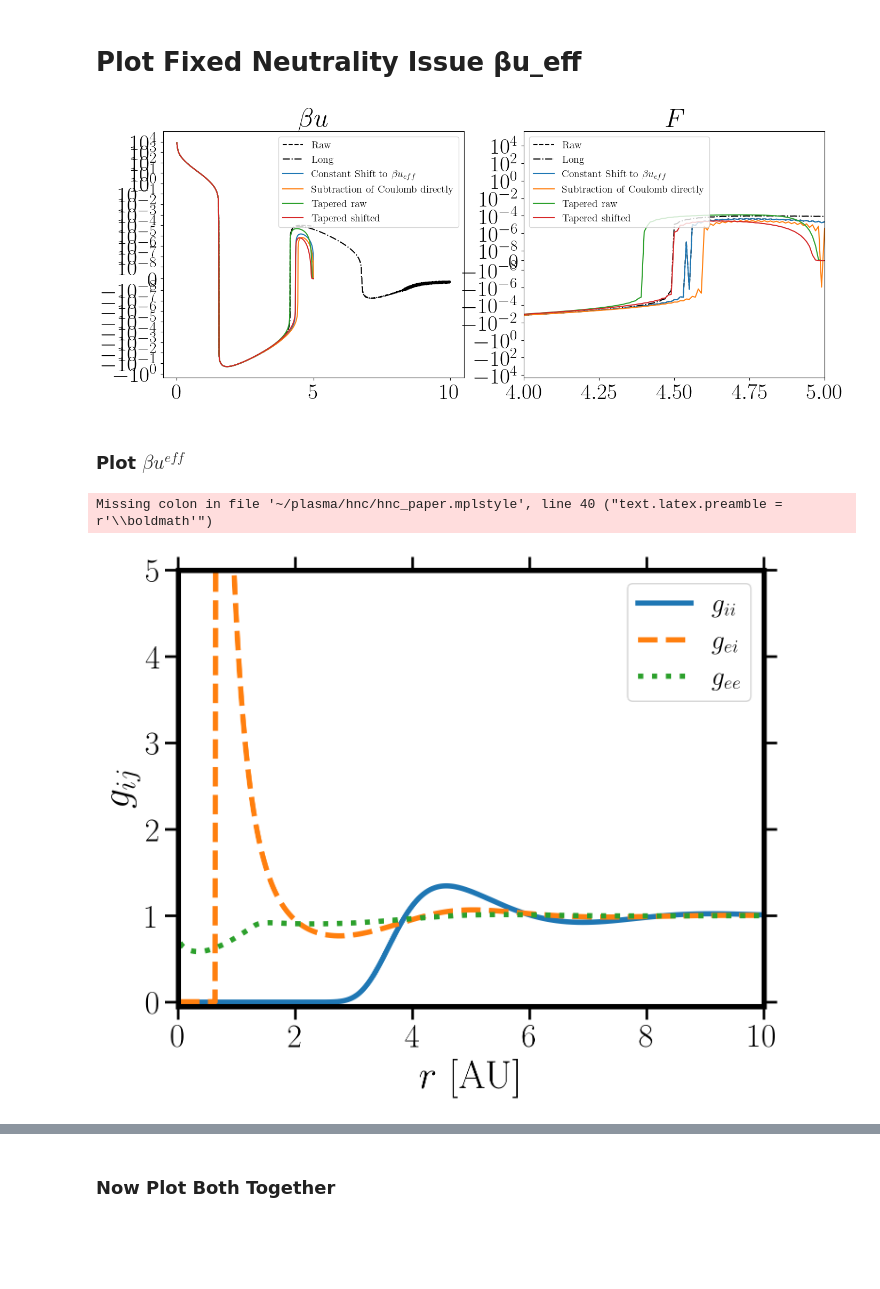
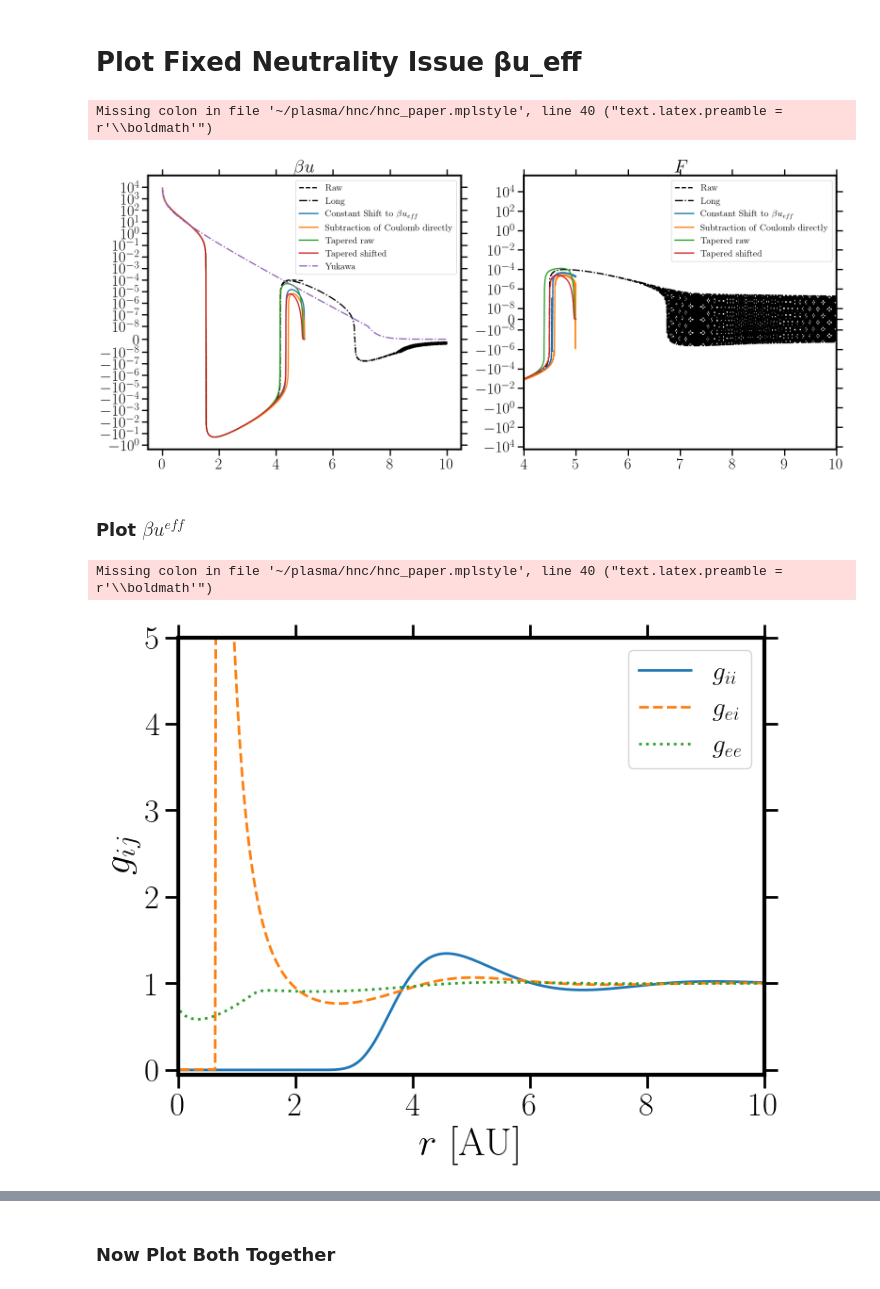
Before and after one commit to ZachAJohnson/hnc, a Jupyter notebook: tccw/CMEP_TCCW.ipynb, the cells around one changed output, grey strips where cells are left out. Saved outputs shown, nothing was run; the diff lists cells and outputs as text; code cells hidden in the pictures; blank space fills up the shorter version.

```diff
--- a/tccw/CMEP_TCCW.ipynb
+++ b/tccw/CMEP_TCCW.ipynb
@@ -90,6 +108,7 @@ atom_long = PLASMA(Z, A, ni_cc, Ti_eV, Te_eV, Zbar=Zbar,
                  βu_options = {'add_bridge':True,'bridge':'yukawa', 'pseudopotential':True},
                  qsp_options={'r_c':r_c},
                  hnc_options={'kappa_multiscale':10, 'R_max':10,'N_bins':1000},
-                 hnc_solve_options={'alpha_Picard':0.1})
-atom_long.run_hnc()
+                 hnc_solve_options={'alpha_Picard':0.1},
+                 root_options={'maxfev':50000,'xtol':1e-14})
+atom_long.run_hnc()#c_s_k_guess = c_s_k_guess)
 # %% [output]
@@ -199,6 +217,8 @@ ax.legend(fontsize=15)
 # %% [markdown]
 # Plot Fixed Neutrality Issue βu_eff
 # %%
+plt.style.use('~/plasma/hnc/hnc_paper.mplstyle')
+
 atom.hnc.invert_HNC_OZ([1])
 βu_r_raw = atom.hnc.βueff_r_matrix[0,0]
 βu_r_raw_fix1 = βu_r_raw - βu_r_raw[-1]
@@ -208,38 +228,41 @@ tapering_func = lambda r: np.exp( -0.02*r**2/(5-r))
 βu_r_raw_fix4 = βu_r_raw_fix1*tapering_func(atom.hnc.r_array)
 
 
-fig, axs  = plt.subplots(1,2,figsize=(16,6))
+fig, axs  = plt.subplots(1,2,figsize=(20,8))
+yukawa_matrix = (atom_long.hnc.Gamma[:,:,np.newaxis]/atom_long.hnc.r_array * np.exp(-atom_long.hnc.r_array*atom_long.qsp.get_κ())[np.newaxis,np.newaxis,:] ) [:-1,:-1]
 
 axs[0].set_title(r"$\beta u$")
 axs[0].plot(atom.hnc.r_array, βu_r_raw,'k--', label='Raw')
 axs[0].plot(atom_long.hnc.r_array, atom_long.hnc.βueff_r_matrix[0,0],'k-.', label='Long')
 axs[0].plot(atom.hnc.r_array, βu_r_raw_fix1, label=r'Constant Shift to $\beta u_{eff}$')
 axs[0].plot(atom.hnc.r_array, βu_r_raw_fix2 , label=r'Subtraction of Coulomb directly')
 axs[0].plot(atom.hnc.r_array, βu_r_raw_fix3, label=r'Tapered raw')
 axs[0].plot(atom.hnc.r_array, βu_r_raw_fix4, label=r'Tapered shifted')
+axs[0].plot(atom_long.hnc.r_array, yukawa_matrix[0,0],'-.', label='Yukawa')
 
 axs[1].set_title(r"$F$")
 dudx = lambda u: -(u[1:]-u[:-1])/atom.hnc.del_r
 axs[1].plot(atom.hnc.r_array[1:], dudx(βu_r_raw),'k--', label='Raw')
 axs[1].plot(atom_long.hnc.r_array[1:], dudx(atom_long.hnc.βueff_r_matrix[0,0]),'k-.', label='Long')
 axs[1].plot(atom.hnc.r_array[1:], dudx(βu_r_raw_fix1), label=r'Constant Shift to $\beta u_{eff}$')
 axs[1].plot(atom.hnc.r_array[1:], dudx(βu_r_raw_fix2) , label=r'Subtraction of Coulomb directly')
 axs[1].plot(atom.hnc.r_array[1:], dudx(βu_r_raw_fix3), label=r'Tapered raw ')
 axs[1].plot(atom.hnc.r_array[1:], dudx(βu_r_raw_fix4), label=r'Tapered shifted')
 βueff_r_header="r/r_i \t\t\t βuii_eff(r/r_i)"
 np.savetxt("./fits/{0}_βu_eff_raw.txt".format(case_id), np.array([atom.hnc.r_array, βu_r_raw]).T, header=βueff_r_header)
 np.savetxt("./fits/{0}_βu_eff_shifted.txt".format(case_id), np.array([atom.hnc.r_array, βu_r_raw_fix1]).T, header=βueff_r_header)
 np.savetxt("./fits/{0}_βu_eff_tapered.txt".format(case_id), np.array([atom.hnc.r_array, βu_r_raw_fix3]).T, header=βueff_r_header)
 np.savetxt("./fits/{0}_βu_eff_shifted_tapered.txt".format(case_id), np.array([atom.hnc.r_array, βu_r_raw_fix4]).T, header=βueff_r_header)
 
-axs[1].set_xlim(4,5)
+axs[1].set_xlim(4,10)
 
 for ax in axs:
     ax.set_yscale('symlog',linthresh=1e-8)
 
-    ax.legend(fontsize=14)
+    ax.legend(fontsize=15)
 # %% [output]
+Missing colon in file '~/plasma/hnc/hnc_paper.mplstyle', line 40 ("text.latex.preamble = r'\\boldmath'")
-[figure, old version]
+[figure, new version]
 # %% [markdown]
 ### Plot $\beta u^{eff}$
 # %%
@@ -262,7 +285,7 @@ make_gij(ax)
 plt.savefig("gij_Al1.png")
 # %% [output]
 Missing colon in file '~/plasma/hnc/hnc_paper.mplstyle', line 40 ("text.latex.preamble = r'\\boldmath'")
-[figure, old version]
+[figure, new version]
 # %%
 plt.style.use('~/plasma/hnc/hnc_paper.mplstyle')
 
```
Also changed, not shown: parts of 11 cells of this notebook, 9 other files.
